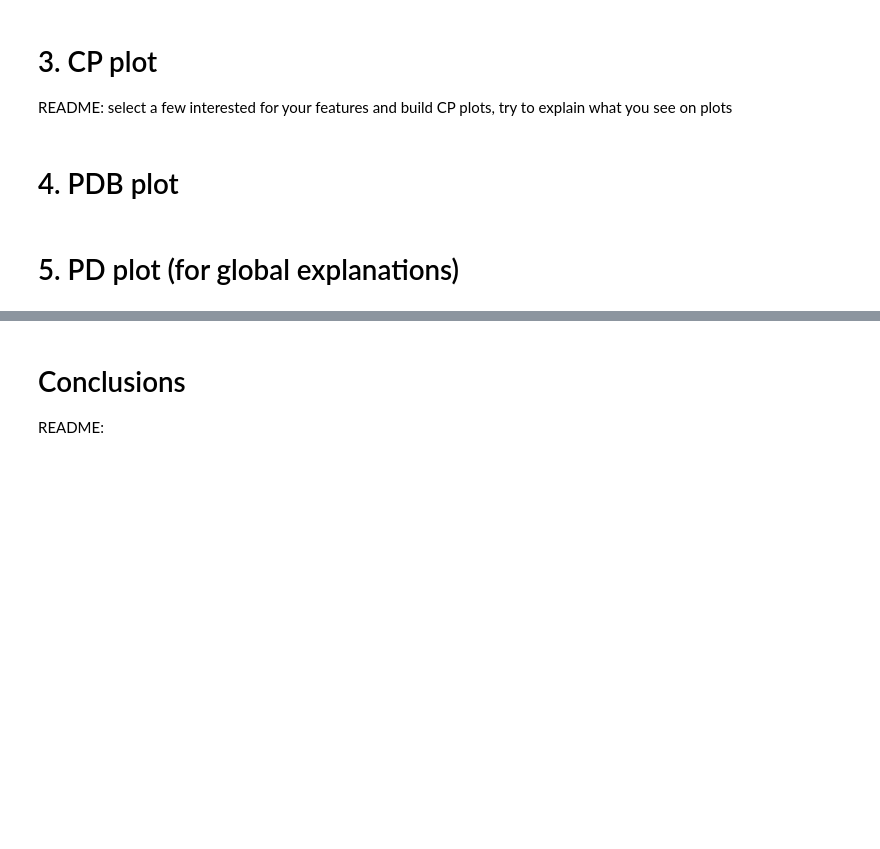
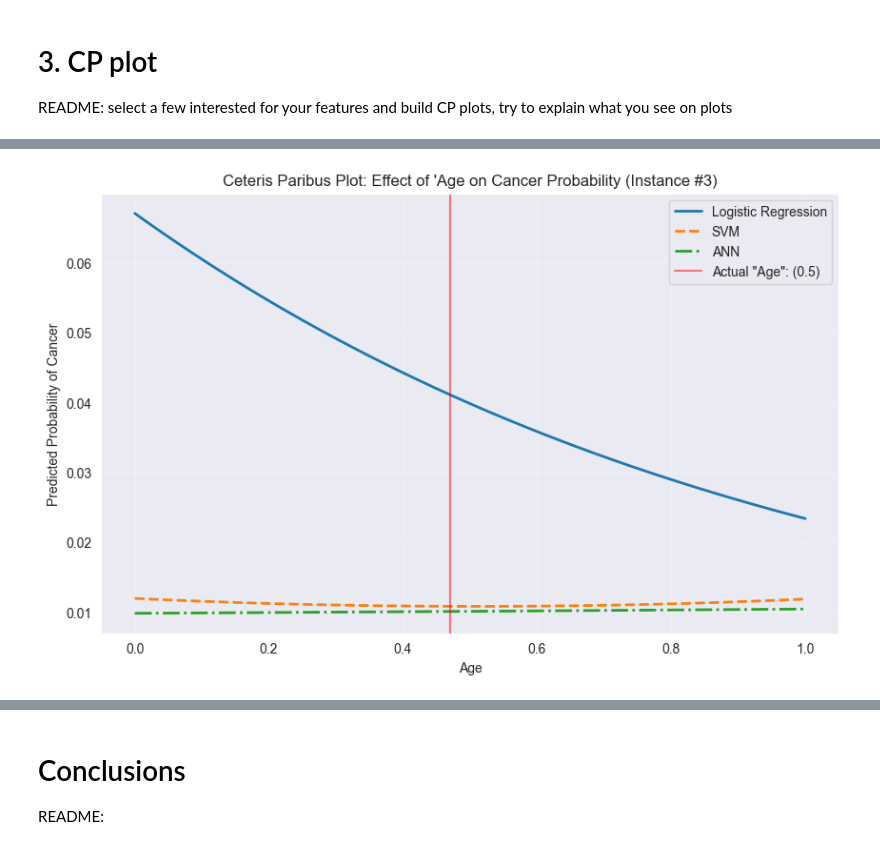
Before and after one commit to VolDonets/building_ML_models_course_materials, a Jupyter notebook: lab_works_2025_2026_2nd_sem/lab_2/lab_2_example_and_task.ipynb, the cells around one changed output, grey strips where cells are left out. Drawn from its saved outputs; the diff is of its cells as text; code cells hidden in the pictures; blank space fills up the shorter version.

```diff
--- a/lab_works_2025_2026_2nd_sem/lab_2/lab_2_example_and_task.ipynb
+++ b/lab_works_2025_2026_2nd_sem/lab_2/lab_2_example_and_task.ipynb
@@ -110,7 +477,47 @@ README: It could be 2-3 models different types (like ANN from the previous work,
 # 3. CP plot
 
 README: select a few interested for your features and build CP plots, try to explain what you see on plots
-# %% [markdown]
-# 4. PDB plot
-# %% [markdown]
-# 5. PD plot (for global explanations)
+# %%
+def cp_plot(sample_no, feature_, source_set,):
+    # 1. Isolate the 3rd observation (Index 2) from your raw, UNSCALED test data
+    instance = source_set.iloc[sample_no].copy()
+    actual_age = instance[feature_]
+
+    # 2. Create a synthetic range of ages (e.g., from the youngest to oldest in your data)
+    age_range = np.linspace(source_set[feature_].min(), source_set[feature_].max(), 100)
+
+    # 3. Create a synthetic dataframe where EVERYTHING is frozen except Age
+    synthetic_data = pd.DataFrame([instance] * len(age_range))
+    synthetic_data[feature_] = age_range
+
+    # 4. Get the predicted probability of Class 1 (Cancer) for all models
+    # Logistic regression usually doesn't need scaling, so we use the raw synthetic data
+    prob_lin = lin_model.predict_proba(synthetic_data)[:, 1]
+
+    # SVM and ANN need the scaled data
+    prob_svm = svm_model.predict_proba(synthetic_data)[:, 1]
+
+    # ANNs (like Keras/TensorFlow) usually output probabilities directly in a 2D array,
+    # so we use .flatten() to make it a standard 1D list for plotting
+    prob_ann = ann_model.predict(synthetic_data).flatten()
+
+    # 6. Plot the Ceteris Paribus Profiles
+    plt.figure(figsize=(10, 6))
+
+    # Plot the lines for each model
+    plt.plot(age_range, prob_lin, label='Logistic Regression', linewidth=2)
+    plt.plot(age_range, prob_svm, label='SVM', linewidth=2, linestyle='--')
+    plt.plot(age_range, prob_ann, label='ANN', linewidth=2, linestyle='-.')
+
+    # Draw a vertical line showing the actual age of this specific patient
+    plt.axvline(x=actual_age, color='red', alpha=0.5, label=f'Actual "{feature_}": ({actual_age:.1f})')
+
+    plt.title(f"Ceteris Paribus Plot: Effect of '{feature_} on Cancer Probability (Instance #3)")
+    plt.xlabel("Age")
+    plt.ylabel("Predicted Probability of Cancer")
+    plt.legend()
+    plt.grid(True, alpha=0.3)
+    plt.show()
+# %%
+cp_plot(10, "Age", X_test)
+# %% [output]
@@ -116,0 +525 @@ README: select a few interested for your features and build CP plots, try to exp
+[figure, added]
```
Also changed, not shown: parts of 51 cells of this notebook, 1 other file.
